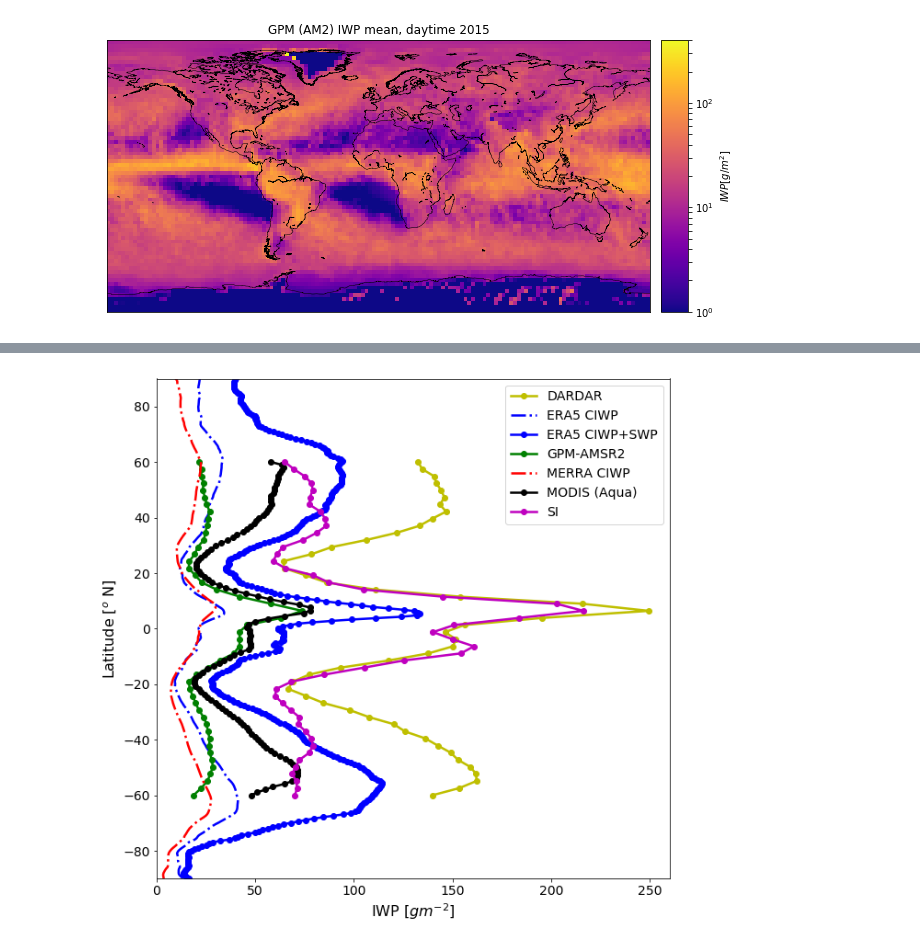
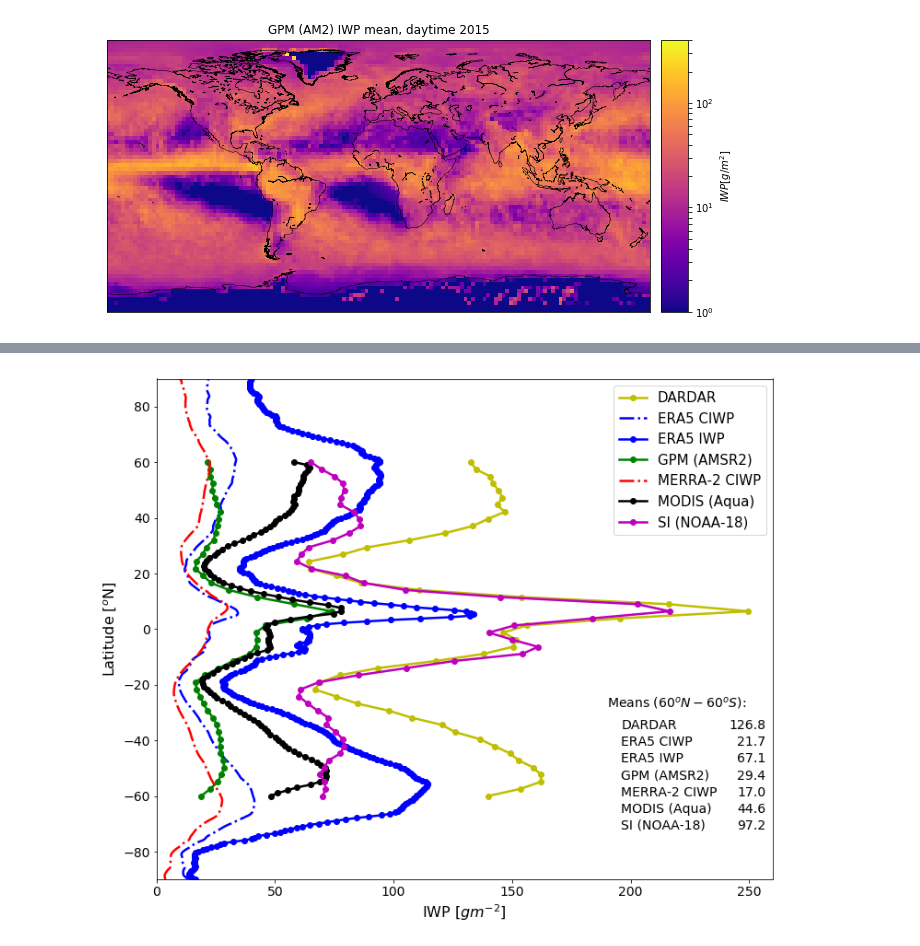
Before and after one commit to cheesetarian/IWP, a Jupyter notebook: plot_grids.ipynb, the cells around one changed output, grey strips where cells are left out. Drawn from its saved outputs; the diff is of its cells as text; code cells hidden in the pictures.

```diff
--- a/plot_grids.ipynb
+++ b/plot_grids.ipynb
@@ -80,7 +83,8 @@ print(info(modis_iwp*1000))
 # %%
 gnx, gny = 720, 361
+#eyr = '16' # if wanting to override 'yr' defined above
 #efid = dir+'era5.day.'+str(gnx)+'x.'+str(gny)+'y.6to18_3hrly.iwp.swp.zi.hist.v1.'+yr+'.365'
-efid = dir+'era5.'+str(gnx)+'x.'+str(gny)+'y.13.5_10.5to16.5_3hrly.iwp.swp.v1.'+yr+'.365'
+efid = dir+'era5.'+str(gnx)+'x.'+str(gny)+'y.13.5_10.5to16.5_3hrly.iwp.swp.v2.'+yr+'.365'
 print(efid)
 #era5.720x.361y.1.5_-1.5to4.5_3hrly.iwp.swp.v1.15.365.grid.npy
 dec_iwp = np.load(efid+'.grid.npy')
@@ -88,7 +92,7 @@ dec_swp = np.load(efid+'.sgrid.npy')
 dec_iwp_z = np.load(efid+'.zonal.npy')
 dec_swp_z = np.load(efid+'.szonal.npy')
 #efin = dir+'era5.night.'+str(gnx)+'x.'+str(gny)+'y.18to6_3hrly.iwp.swp.zi.hist.v1.'+yr+'.365'
-efin = dir+'era5.'+str(gnx)+'x.'+str(gny)+'y.1.5_-1.5to4.5_3hrly.iwp.swp.v1.'+yr+'.365'
+efin = dir+'era5.'+str(gnx)+'x.'+str(gny)+'y.1.5_-1.5to4.5_3hrly.iwp.swp.v2.'+yr+'.365'
 nec_iwp = np.load(efin+'.grid.npy')
 nec_swp = np.load(efin+'.sgrid.npy')
 nec_iwp_z = np.load(efin+'.zonal.npy')
@@ -207,44 +254,47 @@ number gprof monthly files used:  12
 # %%
-figz = plt.figure(figsize=[10,10])
-latmax = 90
-ny = 360
-zax = np.linspace(-1*latmax,latmax,ny)
-#zaxm= np.linspace(-1*latmax,latmax,180)
-zaxm= np.linspace(-1*60,60,60*2)
-zaxd= np.linspace(-60,60,int(120/2.5)) # avoid 3 on each end, no DAR above 80ish
-# interpolate ERA5 to midpoints to match MERRA grid (?)
-inz = [z+.5 for z in range(360)]
-ec_iwp_z2 = np.interp(inz,range(361),ec_iwp_z)
-ec_swp_z2 = np.interp(inz,range(361),ec_swp_z)
-dec_iwp_z2 = np.interp(inz,range(361),dec_iwp_z)
-dec_swp_z2 = np.interp(inz,range(361),dec_swp_z)
+figz = plt.figure(figsize=[12,10])
 #print('ecswp: ',ec_swp_z2)
 #print('decswp: ',dec_swp_z2)
 #plt.plot(1000*ec_iwp_z2[::-1],zax,'b--',label='ERA5 CIWP')
 #plt.plot(1000*ec_swp_z2[::-1],zax,'b--',label='ERA5 SWP')
 #plt.plot((ec_swp_z2[::-1]+ec_iwp_z2[::-1]),zax,'g-o',label='ERA5 CIWP+SWP')
 #plt.plot(1000*merra_iwp_z[::-1],zax,'r--',label='MERRA IWP')
 #plt.plot(1000*(dec_swp_z2[::-1]),zax,'b-o',label='ERA5 SWP (day)')
 lw = 2.5
-plt.plot(1000*dar_zonal[12:60],zaxd,'y-o',label='DARDAR',linewidth=lw)
-plt.plot(1000*dec_iwp_z2[::-1],zax,'b-.',label='ERA5 CIWP',linewidth=lw)
-plt.plot(1000*(dec_swp_z2[::-1]+dec_iwp_z2[::-1]),zax,'b-o',label='ERA5 CIWP+SWP',linewidth=lw)# (day)')
-plt.plot(1000*gprof_zonal[12:60],zaxd,'g-o',label='GPM-AMSR2',linewidth=lw)
-plt.plot(1000*dmerra_iwp_z[::-1],zax,'r-.',label='MERRA CIWP',linewidth=lw)# (day)')
+#plt.plot(1000*dar_zonal[12:60],zaxd,'y-o',      label='DARDAR     = 126.8',linewidth=lw)
+#plt.plot(1000*dec_iwp_z2[::-1],zax,'b-.',       label='ERA5 CIWP  = 21.7',linewidth=lw)
+#plt.plot(1000*(dec_swp_z2[::-1]+dec_iwp_z2[::-1]),zax,'b-o',label='ERA5 IWP   = 67.1',linewidth=lw)# (day)')
+#plt.plot(1000*gprof_zonal[12:60],zaxd,'g-o',    label='GPM-AMSR2  = 29.4',linewidth=lw)
+#plt.plot(1000*dmerra_iwp_z[::-1],zax,'r-.',     label='MERRA CIWP = 17.0',linewidth=lw)# (day)')
+#plt.plot(1000*modis_iwp_z[150:30:-1],zaxm,'k-o',label='MODIS      = 44.6',linewidth=lw)
+#plt.plot(1000*spare_zonal[12:60],zaxd,'m-o',    label='SI         = 97.2',linewidth=lw)
+plt.plot(1000*dar_zonal[12:60],zaxd,'y-o',      label='DARDAR',linewidth=lw)
+plt.plot(1000*dec_iwp_z2[::-1],zax,'b-.',       label='ERA5 CIWP',linewidth=lw)
+plt.plot(1000*(dec_swp_z2[::-1]+dec_iwp_z2[::-1]),zax,'b-o',label='ERA5 IWP',linewidth=lw)# (day)')
+plt.plot(1000*gprof_zonal[12:60],zaxd,'g-o',    label='GPM (AMSR2)',linewidth=lw)
+plt.plot(1000*dmerra_iwp_z[::-1],zax,'r-.',     label='MERRA-2 CIWP',linewidth=lw)# (day)')
 plt.plot(1000*modis_iwp_z[150:30:-1],zaxm,'k-o',label='MODIS (Aqua)',linewidth=lw)
-plt.plot(1000*spare_zonal[12:60],zaxd,'m-o',label='SI',linewidth=lw)
+plt.plot(1000*spare_zonal[12:60],zaxd,'m-o',    label='SI (NOAA-18)',linewidth=lw)
 plt.xlabel(r'IWP $[g m^{-2}]$',fontsize=16)
-plt.ylabel(r'Latitude $[^o$ N]',fontsize=16)
+plt.ylabel(r'Latitude $[^o$N]',fontsize=16)
 plt.xticks(fontsize=14)
 plt.yticks(fontsize=14)
 axes = plt.gca()
 axes.set_ylim([-90,90])
 axes.set_xlim([0,260])
+axes.text(190, -28, r"Means ($60^oN-60^oS$):",fontsize=14)
+setz = ["DARDAR","ERA5 CIWP","ERA5 IWP","GPM (AMSR2)","MERRA-2 CIWP","MODIS (Aqua)","SI (NOAA-18)"]
+#setzv = ["126.8","21.7","67.1","29.4","17.0","44.6","97.2"] #  #s come from below cell, rounded
+setzv = [dargmean,era5cmean,era5tmean,gprofgmean,merramean,modismean,sparegmean]
+for y in range(7):
+    axes.text(196,-36-y*6, setz[y],fontsize=14)
+for y in range(7):
+    axes.text(257,-36-y*6, setzv[y],fontsize=14,horizontalalignment='right')
 #plt.title('IWP 20'+yr+' zonal means')
-plt.legend(fontsize=14)
+plt.legend(fontsize=15)
 plt.show()
-figz.savefig('img/20'+yr+'_aday_zonal_v4.eps',bbox_inches='tight')#,dpi=400)
+figz.savefig('img/20'+yr+'_aday_zonal_v5.eps',bbox_inches='tight')#,dpi=400)
 # %% [output]
-[figure, old version]
+[figure, new version]
 # %%
 # same as above but flipped 90deg
```
Also changed, not shown: parts of 14 cells of this notebook, 8 other files.
